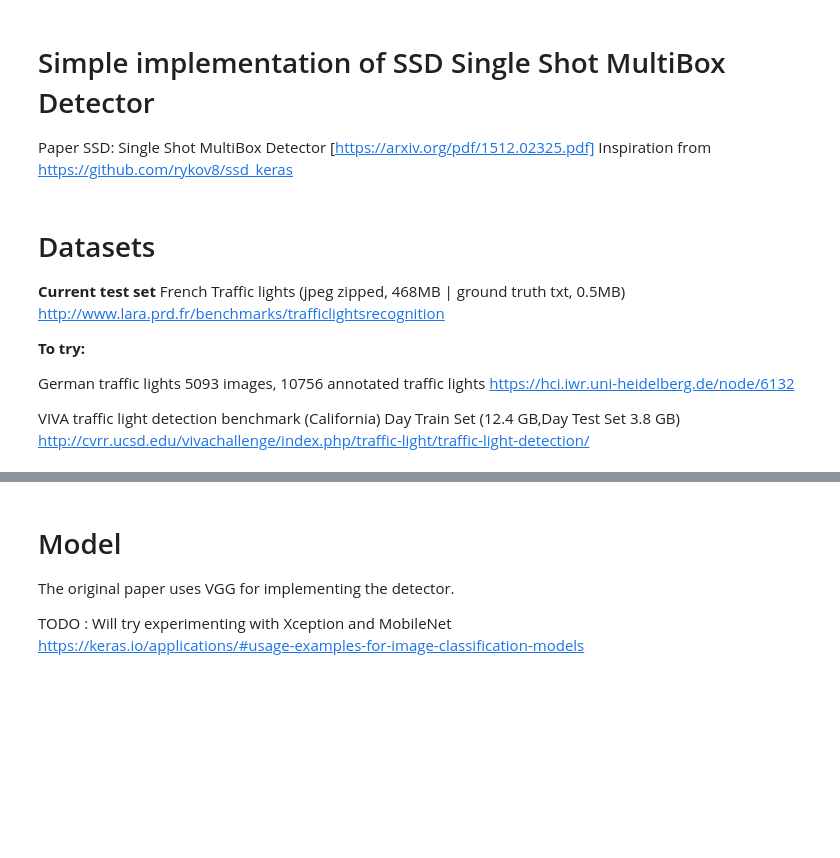
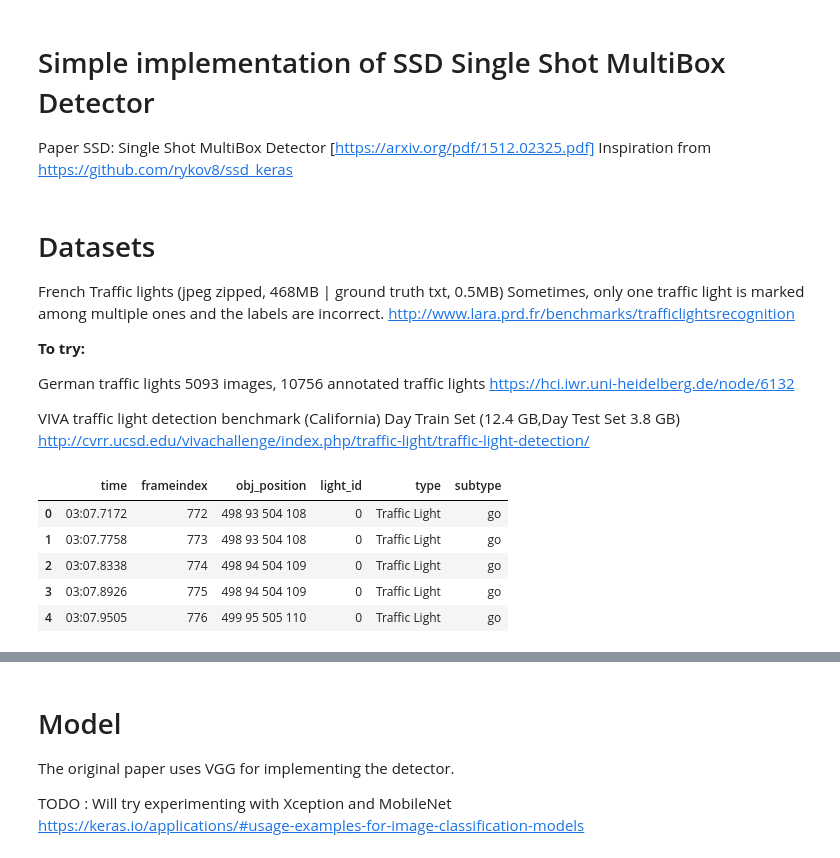
Before and after one commit to rdjondo/SimplisticSSD, a Jupyter notebook: MySSD_experiment.ipynb, the cells around one changed output, grey strips where cells are left out. Saved outputs shown, nothing was run; the diff lists cells and outputs as text; code cells hidden in the pictures; blank space fills up the shorter version.

```diff
--- a/MySSD_experiment.ipynb
+++ b/MySSD_experiment.ipynb
@@ -6,8 +6,9 @@ Inspiration from https://github.com/rykov8/ssd_keras
 # %% [markdown]
 # Datasets
 
-**Current test set**
+
 French Traffic lights (jpeg zipped, 468MB  | ground truth txt, 0.5MB)
+Sometimes, only one traffic light is marked among multiple ones and the labels are incorrect.
 http://www.lara.prd.fr/benchmarks/trafficlightsrecognition
 
 
@@ -24,0 +22,40 @@ ground_truth_file = 'Lara_UrbanSeq1_GroundTruth_GT.txt'
+# %%
+# Setup paths to load dataset
+ground_truth_file_name = 'Lara_UrbanSeq1_GroundTruth_GT.txt'
+
+
+# Import Ground Truth labels
+import numpy as np
+import pandas as pd
+import re
+
+columns = ['time','frameindex', 'obj_position', 'light_id', 'type', 'subtype']
+
+df = pd.DataFrame(columns=columns)
+
+regex_str = r"(?P<time>.+) / (?P<frameindex>\d+) (?P<obj_position>\d+ \d+ \d+ \d+) "\
+            "(?P<light_id>\d+) '(?P<type>.+)' '(?P<subtype>.+)'"
+
+X = dict()
+for col in columns:
+    X[col] = list()
+
+with open(ground_truth_file_name) as f:
+    for line in f:
+        m = re.match(regex_str, line)
+        if m is not None:
+            for col in columns:
+                if col=='frameindex' or col=='light_id' :
+                    X[col].append(np.int32(m.group(col)))
+                else:
+                    X[col].append(m.group(col))
+
+df = pd.DataFrame(X, columns=columns)
+df.head()
+# %% [output]
+|  | time | frameindex | obj_position | light_id | type | subtype |
+| 0 | 03:07.7172 | 772 | 498 93 504 108 | 0 | Traffic Light | go |
+| 1 | 03:07.7758 | 773 | 498 93 504 108 | 0 | Traffic Light | go |
+| 2 | 03:07.8338 | 774 | 498 94 504 109 | 0 | Traffic Light | go |
+| 3 | 03:07.8926 | 775 | 498 94 504 109 | 0 | Traffic Light | go |
+| 4 | 03:07.9505 | 776 | 499 95 505 110 | 0 | Traffic Light | go |
```
Also changed, not shown: parts of 5 cells of this notebook.
